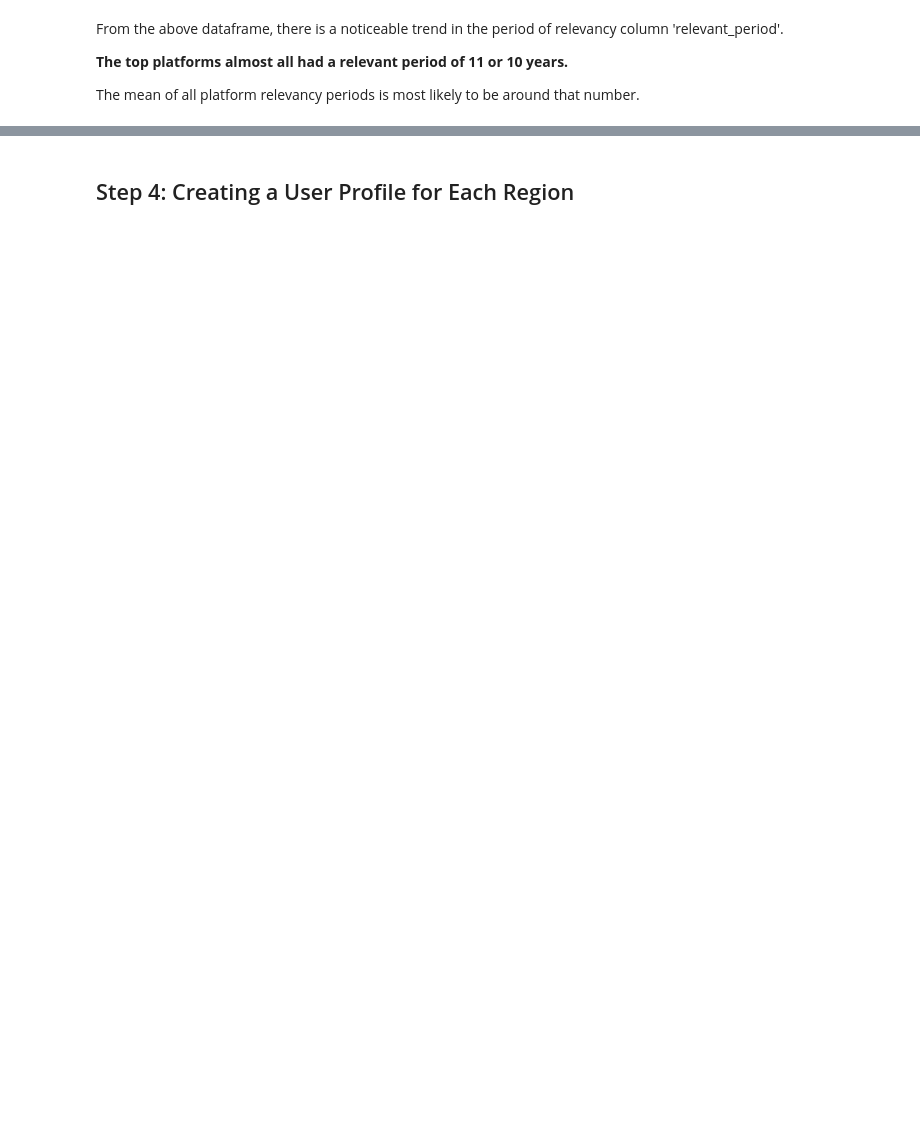
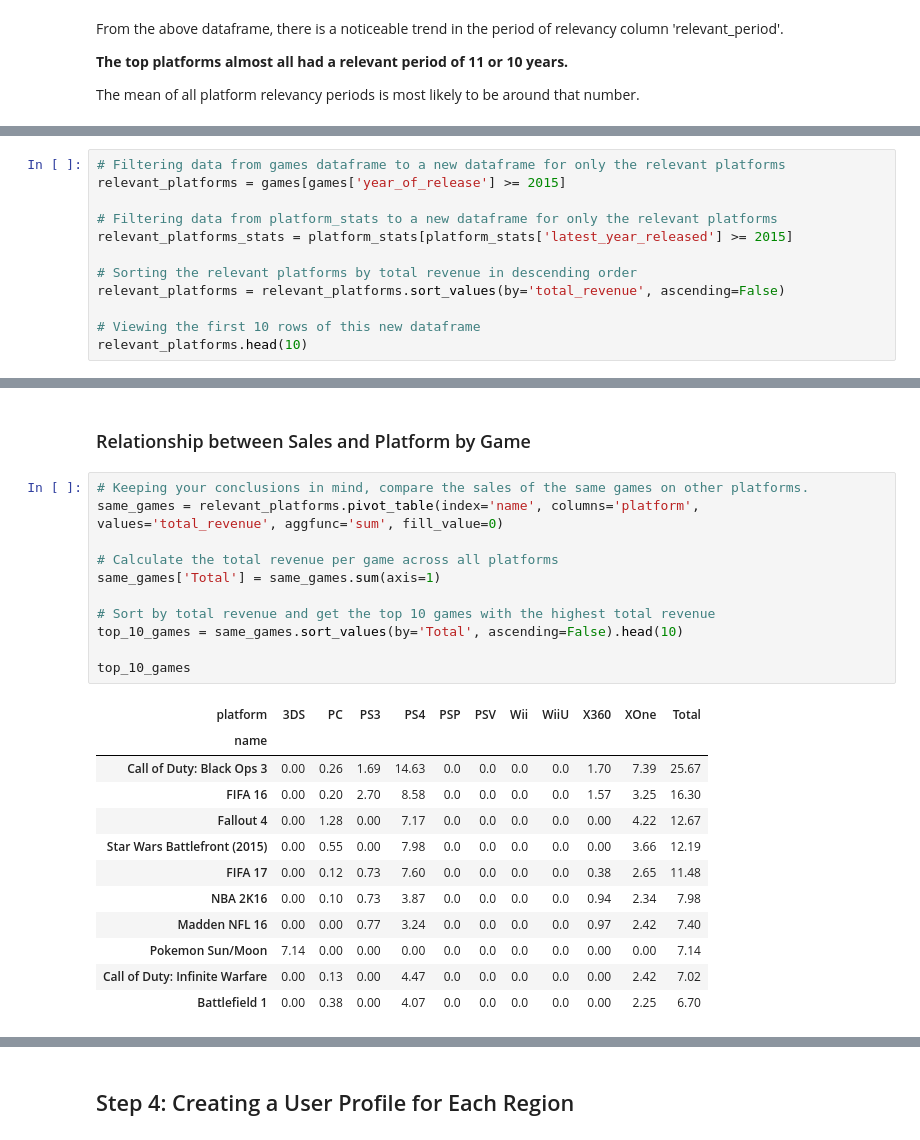
Before and after one commit to angeneris/game-sales-data-case-study, a Jupyter notebook: INP1.ipynb, the cells around one changed output, grey strips where cells are left out. Drawn from its saved outputs; the diff is of its cells as text; blank space fills up the shorter version.

```diff
--- a/INP1.ipynb
+++ b/INP1.ipynb
@@ -447,0 +471,12 @@ Keeping your conclusions in mind, compare the sales of the same games on other p
+# %%
+# Filtering data from games dataframe to a new dataframe for only the relevant platforms
+relevant_platforms = games[games['year_of_release'] >= 2015]
+
+# Filtering data from platform_stats to a new dataframe for only the relevant platforms
+relevant_platforms_stats = platform_stats[platform_stats['latest_year_released'] >= 2015]
+
+# Sorting the relevant platforms by total revenue in descending order
+relevant_platforms = relevant_platforms.sort_values(by='total_revenue', ascending=False)
+
+# Viewing the first 10 rows of this new dataframe
+relevant_platforms.head(10)
@@ -447,0 +659,26 @@ Keeping your conclusions in mind, compare the sales of the same games on other p
+# %% [markdown]
+### Relationship between Sales and Platform by Game
+# %%
+# Keeping your conclusions in mind, compare the sales of the same games on other platforms.
+same_games = relevant_platforms.pivot_table(index='name', columns='platform', values='total_revenue', aggfunc='sum', fill_value=0)
+
+# Calculate the total revenue per game across all platforms
+same_games['Total'] = same_games.sum(axis=1)
+
+# Sort by total revenue and get the top 10 games with the highest total revenue
+top_10_games = same_games.sort_values(by='Total', ascending=False).head(10)
+
+top_10_games
+# %% [output]
+| platform | 3DS | PC | PS3 | PS4 | PSP | PSV | Wii | WiiU | X360 | XOne | Total |
+| name |  |  |  |  |  |  |  |  |  |  |  |
+| Call of Duty: Black Ops 3 | 0.00 | 0.26 | 1.69 | 14.63 | 0.0 | 0.0 | 0.0 | 0.0 | 1.70 | 7.39 | 25.67 |
+| FIFA 16 | 0.00 | 0.20 | 2.70 | 8.58 | 0.0 | 0.0 | 0.0 | 0.0 | 1.57 | 3.25 | 16.30 |
+| Fallout 4 | 0.00 | 1.28 | 0.00 | 7.17 | 0.0 | 0.0 | 0.0 | 0.0 | 0.00 | 4.22 | 12.67 |
+| Star Wars Battlefront (2015) | 0.00 | 0.55 | 0.00 | 7.98 | 0.0 | 0.0 | 0.0 | 0.0 | 0.00 | 3.66 | 12.19 |
+| FIFA 17 | 0.00 | 0.12 | 0.73 | 7.60 | 0.0 | 0.0 | 0.0 | 0.0 | 0.38 | 2.65 | 11.48 |
+| NBA 2K16 | 0.00 | 0.10 | 0.73 | 3.87 | 0.0 | 0.0 | 0.0 | 0.0 | 0.94 | 2.34 | 7.98 |
+| Madden NFL 16 | 0.00 | 0.00 | 0.77 | 3.24 | 0.0 | 0.0 | 0.0 | 0.0 | 0.97 | 2.42 | 7.40 |
+| Pokemon Sun/Moon | 7.14 | 0.00 | 0.00 | 0.00 | 0.0 | 0.0 | 0.0 | 0.0 | 0.00 | 0.00 | 7.14 |
+| Call of Duty: Infinite Warfare | 0.00 | 0.13 | 0.00 | 4.47 | 0.0 | 0.0 | 0.0 | 0.0 | 0.00 | 2.42 | 7.02 |
+| Battlefield 1 | 0.00 | 0.38 | 0.00 | 4.07 | 0.0 | 0.0 | 0.0 | 0.0 | 0.00 | 2.25 | 6.70 |
```
Also changed, not shown: parts of 71 cells of this notebook.
